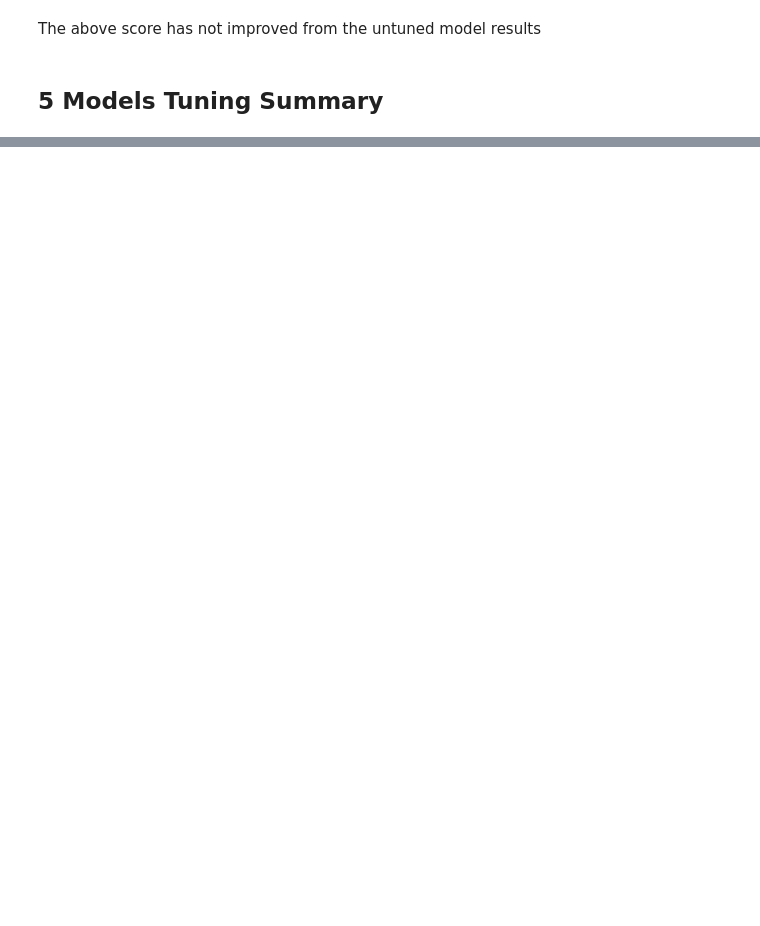
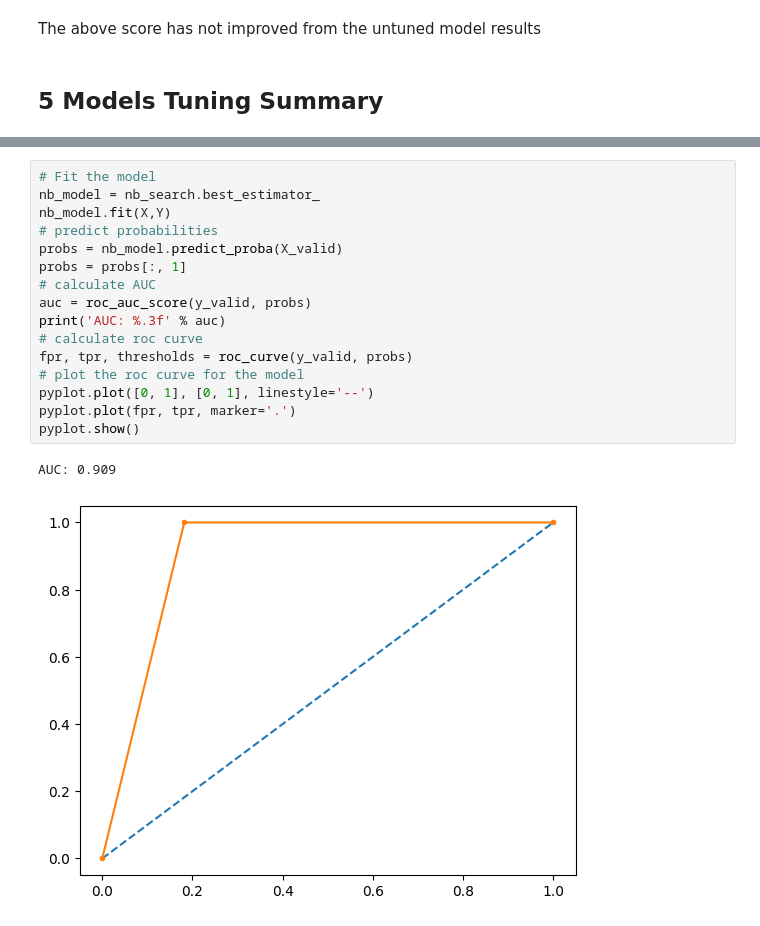
Before and after one commit to hsatishreddy/ML_PROJECT_CS584, a Jupyter notebook: ML_Project_CS584.ipynb, the cells around one changed output, grey strips where cells are left out. Cells and saved outputs as stored; diff of their text form; blank space fills up the shorter version.

```diff
--- a/ML_Project_CS584.ipynb
+++ b/ML_Project_CS584.ipynb
@@ -603,0 +709,19 @@ LDA: 0.961234 (0.041617)
+# %%
+# Fit the model
+nb_model = nb_search.best_estimator_
+nb_model.fit(X,Y)
+# predict probabilities
+probs = nb_model.predict_proba(X_valid)
+probs = probs[:, 1]
+# calculate AUC
+auc = roc_auc_score(y_valid, probs)
+print('AUC: %.3f' % auc)
+# calculate roc curve
+fpr, tpr, thresholds = roc_curve(y_valid, probs)
+# plot the roc curve for the model
+pyplot.plot([0, 1], [0, 1], linestyle='--')
+pyplot.plot(fpr, tpr, marker='.')
+pyplot.show()
+# %% [output]
+AUC: 0.909
+[figure, added]
```
Also changed, not shown: parts of 42 cells of this notebook.
